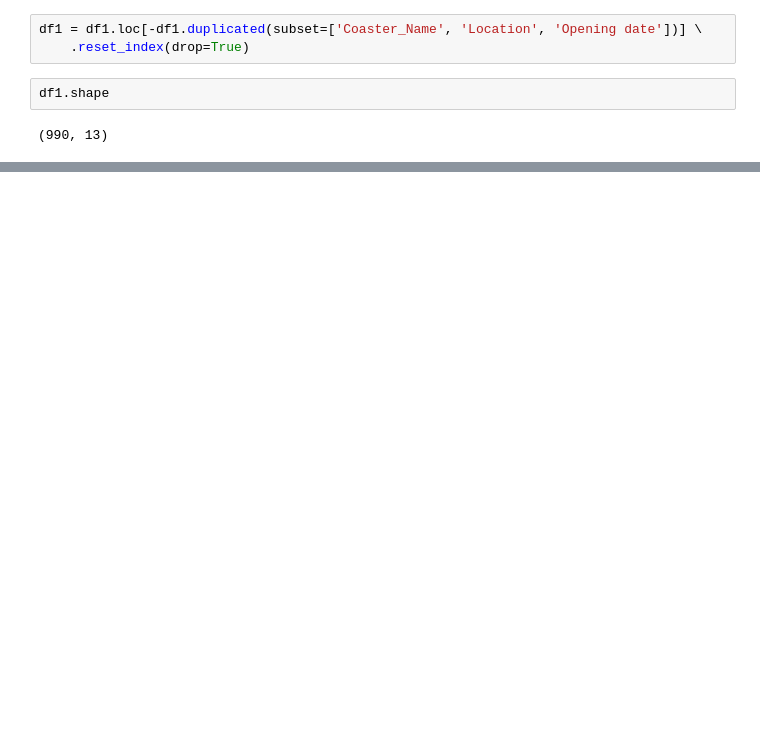
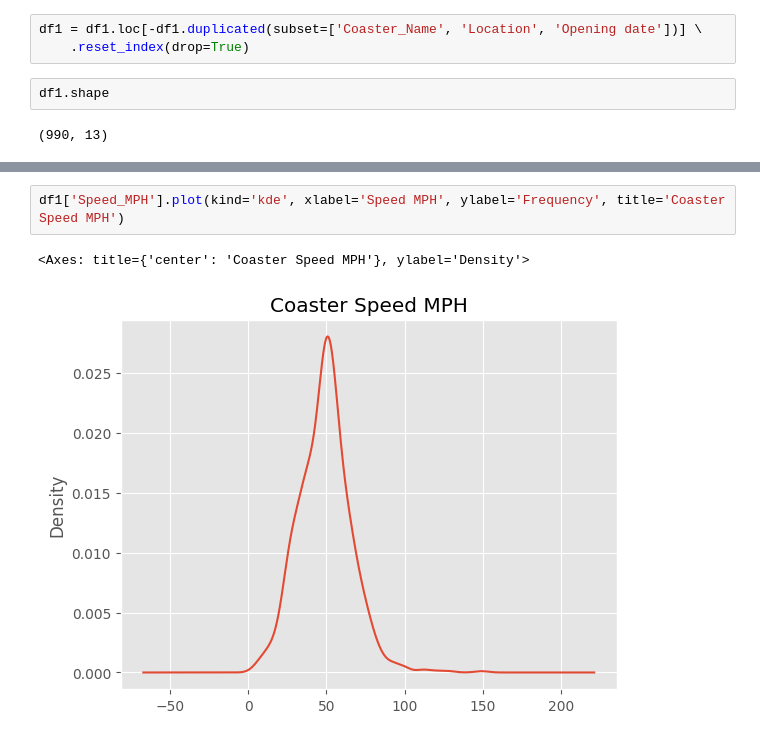
Before and after one commit to Darshan39-ML/Pytorch-Learning-For-Me, a Jupyter notebook: train.ipynb, the cells around one changed output, grey strips where cells are left out. Cells and saved outputs as stored; diff of their text form; blank space fills up the shorter version.

```diff
--- a/train.ipynb
+++ b/train.ipynb
@@ -164,0 +190,5 @@ df1.shape
+# %%
+df1['Speed_MPH'].plot(kind='kde', xlabel='Speed MPH', ylabel='Frequency', title='Coaster Speed MPH')
+# %% [output]
+<Axes: title={'center': 'Coaster Speed MPH'}, ylabel='Density'>
+[figure, added]
```
Also changed, not shown: parts of 2 cells of this notebook.
